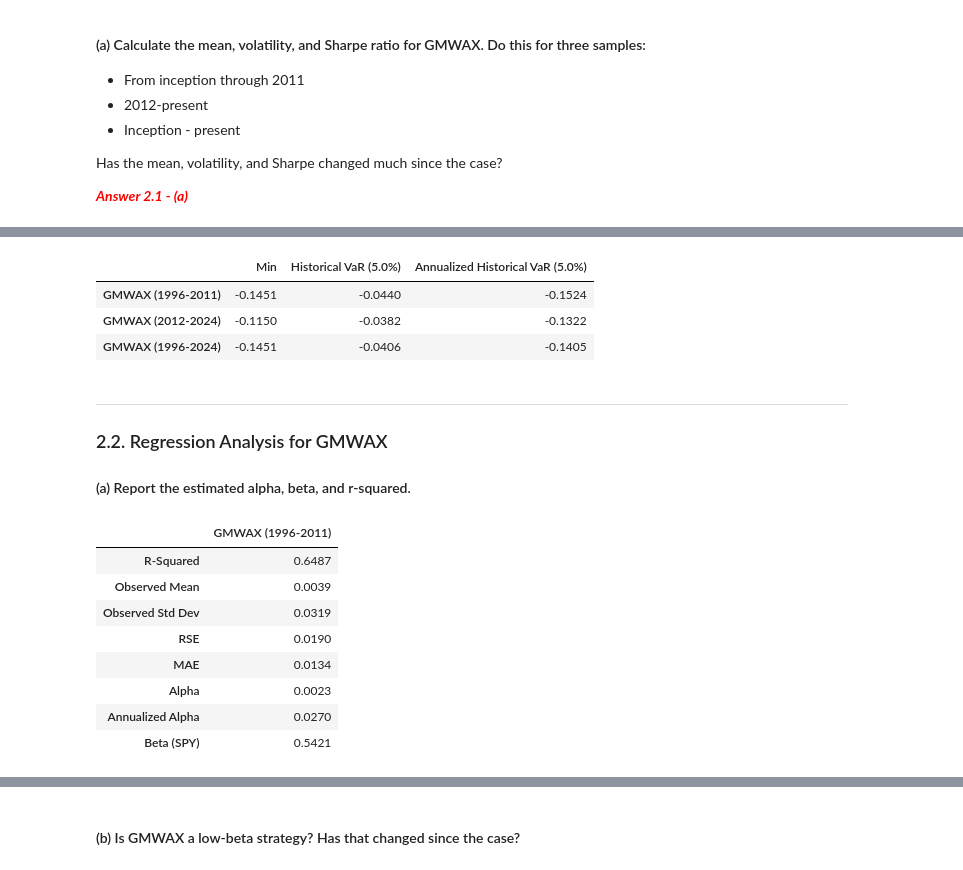
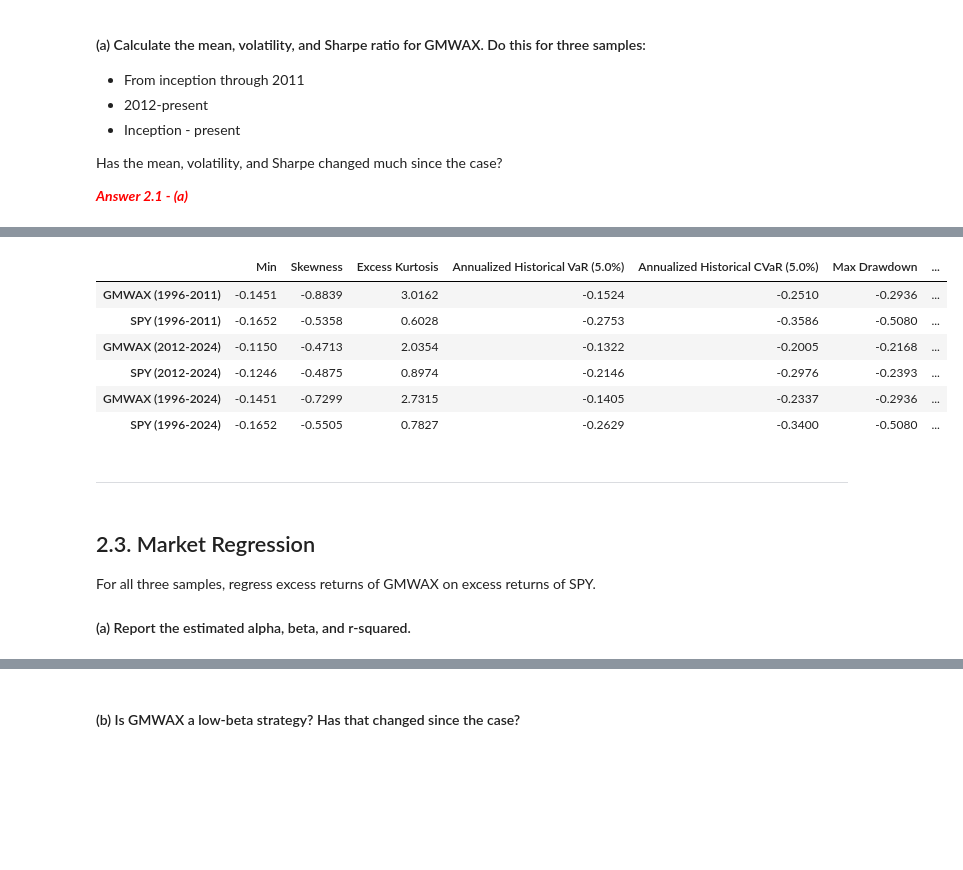
Before and after one commit to Scheffer888/finm-portfolio-2024, a Jupyter notebook: eduardo/Homework 7 - Returns Forecast.ipynb, the cells around one changed output, grey strips where cells are left out. Drawn from its saved outputs; the diff is of its cells as text; code cells hidden in the pictures; blank space fills up the shorter version.

```diff
--- a/eduardo/Homework 7 - Returns Forecast.ipynb
+++ b/eduardo/Homework 7 - Returns Forecast.ipynb
@@ -162,7 +184,7 @@ from typing import Union, List, Callable
 import warnings
 warnings.filterwarnings("ignore")
 
-pd.options.display.float_format = "{:,.4f}".format
+pd.options.display.float_format = "{:,.6f}".format
 pd.set_option('display.width', 200)
 pd.set_option('display.max_columns', 30)
 
@@ -236,7 +258,7 @@ Has the mean, volatility, and Sharpe changed much since the case?
 
 <span style="color:red">__*Answer 2.1 - (a)*__</span>
 # %%
-summary_stats = pm.calc_returns_statistics(returns=total_returns['GMWAX'],
+summary_stats = pm.calc_returns_statistics(returns=total_returns[['GMWAX','SPY']],
                                            annual_factor=12,
                                            provided_excess_returns=False,
                                            rf_returns=risk_free_returns,
@@ -263,44 +299,32 @@ Does GMWAX have high or low tail-risk as seen by these stats? Does that vary muc
 # %%
-summary_stats_risk = pm.calc_returns_statistics(returns=total_returns['GMWAX'],
+summary_stats_risk = pm.calc_returns_statistics(returns=total_returns[['GMWAX','SPY']],
                                            annual_factor=12,
                                            provided_excess_returns=False,
                                            rf_returns=risk_free_returns,
                                            tail_risks=True,
+                                           var_quantile=0.05,
                                            timeframes={'1996-2011': ['1996', '2011'],
                                                        '2012-2024': ['2012', '2024'],
                                                        '1996-2024': ['1996', '2024']},
-                                           keep_columns=['Min', 'Historical VaR', 'Maximum Drawdown']
+                                           keep_columns=['Min', 'Annualized Historical VaR', 'Annualized Historical CVaR', 'Max Drawdown', 'Duration (days)','Skewness', 'Kurtosis']
                                            )
+summary_stats_risk = summary_stats_risk.merge(summary_stats['Annualized Vol'], left_index=True, right_index=True)
+summary_stats_risk = summary_stats_risk.assign(MDD_Vol_Ratio = -summary_stats_risk['Max Drawdown'] / summary_stats_risk['Annualized Vol'])
+summary_stats_risk = summary_stats_risk.assign(VaR_Vol_Ratio = -summary_stats_risk['Annualized Historical VaR (5.0%)'] / summary_stats_risk['Annualized Vol'])
+summary_stats_risk = summary_stats_risk.drop(columns='Annualized Vol')
 display(summary_stats_risk)
 # %% [output]
-|  | Min | Historical VaR (5.0%) | Annualized Historical VaR (5.0%) |
-| GMWAX (1996-2011) | -0.1451 | -0.0440 | -0.1524 |
-| GMWAX (2012-2024) | -0.1150 | -0.0382 | -0.1322 |
-| GMWAX (1996-2024) | -0.1451 | -0.0406 | -0.1405 |
+|  | Min | Skewness | Excess Kurtosis | Annualized Historical VaR (5.0%) | Annualized Historical CVaR (5.0%) | Max Drawdown | ... |
+| GMWAX (1996-2011) | -0.1451 | -0.8839 | 3.0162 | -0.1524 | -0.2510 | -0.2936 | ... |
+| SPY (1996-2011) | -0.1652 | -0.5358 | 0.6028 | -0.2753 | -0.3586 | -0.5080 | ... |
+| GMWAX (2012-2024) | -0.1150 | -0.4713 | 2.0354 | -0.1322 | -0.2005 | -0.2168 | ... |
+| SPY (2012-2024) | -0.1246 | -0.4875 | 0.8974 | -0.2146 | -0.2976 | -0.2393 | ... |
+| GMWAX (1996-2024) | -0.1451 | -0.7299 | 2.7315 | -0.1405 | -0.2337 | -0.2936 | ... |
+| SPY (1996-2024) | -0.1652 | -0.5505 | 0.7827 | -0.2629 | -0.3400 | -0.5080 | ... |
+# %% [markdown]
+---
 # %% [markdown]
----
+## 2.3. Market Regression
 
-### 2.2. Regression Analysis for GMWAX
-
+For all three samples, regress excess returns of GMWAX on excess returns of SPY.
 #### (a) Report the estimated alpha, beta, and r-squared.
-# %%
-regression = pm.calc_regression(Y=excess_returns.loc[:'2011-12-31', 'GMWAX'],
-                   X=excess_returns.loc[:'2011-12-31', 'SPY'],
-                   annual_factor=12,
-                   intercept=True,
-                   r_squared=True,
-                   p_values=False,
-                   tracking_error=False,
-                )
-
-display(regression.rename(columns={'GMWAX': 'GMWAX (1996-2011)'}))
-# %% [output]
-|  | GMWAX (1996-2011) |
-| R-Squared | 0.6487 |
-| Observed Mean | 0.0039 |
-| Observed Std Dev | 0.0319 |
-| RSE | 0.0190 |
-| MAE | 0.0134 |
-| Alpha | 0.0023 |
-| Annualized Alpha | 0.0270 |
-| Beta (SPY) | 0.5421 |
```
Also changed, not shown: parts of 55 cells of this notebook, 3 other files.
